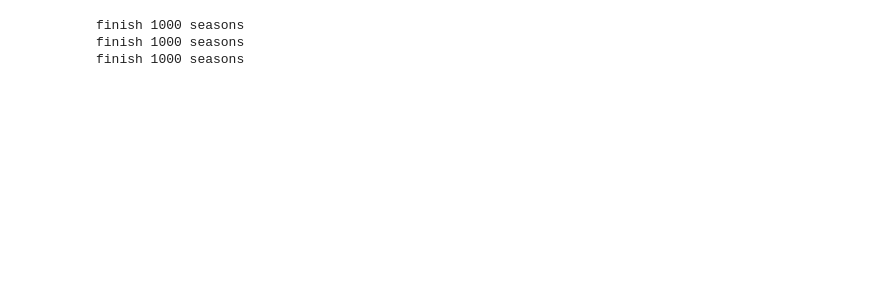
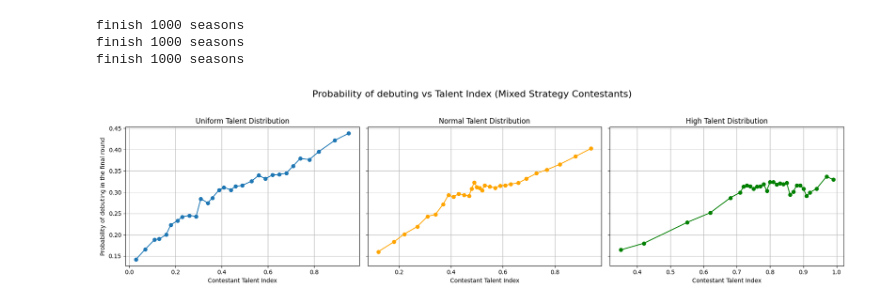
Before and after one commit to tonyl15/FIT3139-2025-S1-FINAL-PROJECT, a Jupyter notebook: FinalProject_33880069.ipynb, the cells around one changed output. Drawn from its saved outputs; the diff is of its cells as text; code cells hidden in the pictures; blank space fills up the shorter version.

```diff
--- a/FinalProject_33880069.ipynb
+++ b/FinalProject_33880069.ipynb
@@ -412,9 +412,9 @@ many_high_talents = [
     0.86, 0.87, 0.88, 0.89, 0.90, 0.91, 0.92, 0.94, 0.97, 0.99
 ]
 
-def simulate_many_seasons(talent_list, no_of_seasons=1000):
+def simulate_many_seasons(talent_list, contestant_strat, no_of_seasons=1000):
     # Simulate 1000 seasons
-    contestant_pool = ContestantPool(talent_list, ContestantType.MIXED_STRATEGY)
+    contestant_pool = ContestantPool(talent_list, contestant_strat)
 
     for _ in range(1000):
         season = Season(contestant_pool)
@@ -432,41 +461,62 @@ def simulate_many_seasons(talent_list, no_of_seasons=1000):
 # %%
-import matplotlib.pyplot as plt
+def plot_debut_chances(contestant_strategy):
+    # Simulate for the 3 different talent distributions
+    uniform_contestants = simulate_many_seasons(uniform_distribution_talents, contestant_strategy)
+    normal_contestants = simulate_many_seasons(normal_distribution_talents, contestant_strategy)
+    high_contestants = simulate_many_seasons(many_high_talents, contestant_strategy)
 
-# Simulate for the 3 different talent distributions
-uniform_contestants = simulate_many_seasons(uniform_distribution_talents)
-normal_contestants = simulate_many_seasons(normal_distribution_talents)
-high_contestants = simulate_many_seasons(many_high_talents)
+    # Calculate debut probabilities for different contestant pools
+    uniform_debut_prob = []
+    normal_debut_prob = []
+    high_debut_prob = []
 
-uniform_debut_prob = []
-normal_debut_prob = []
-high_debut_prob = []
+    contestant_distribution_types = [uniform_contestants, normal_contestants, high_contestants]
+    for pool in contestant_distribution_types:
+        for contestant in pool.active_contestants:
+            transition_matrix = contestant.transition_matrix.raise_power(9)
+            state_probabilities = np.dot(contestant.initial_state.get_initial_state_probabilities(), transition_matrix)
 
-for contestant in uniform_contestants.active_contestants:
-    # print("Contestant ID:", contestant.id, "Talent:", contestant.talent)
-    # print("Transition Matrix:", contestant.transition_matrix.matrix)
-    transition_matrix = contestant.transition_matrix.raise_power(9)
-    state_probabilities = np.dot(contestant.initial_state.get_initial_state_probabilities(), transition_matrix)
-    uniform_debut_prob.append(state_probabilities[2])  # Debut state is the third state
+            if pool == uniform_contestants:
+                uniform_debut_prob.append(state_probabilities[2])
+            elif pool == normal_contestants:
+                normal_debut_prob.append(state_probabilities[2])
+            elif pool == high_contestants:
+                high_debut_prob.append(state_probabilities[2])
 
-plt.figure(figsize=(10, 6))
-plt.plot(uniform_distribution_talents, uniform_debut_prob, 'o-')
-plt.xlabel("Contestant Talent Index")
-plt.ylabel("Probability of entering the debut state in the final episode")
-plt.title("Probability of debuting in the final round vs Talent Index")
-plt.grid(True)
-plt.show()
+    # Create subplots
+    fig, axs = plt.subplots(1, 3, figsize=(18, 5), sharey=True)
 
-# # convert transition matrix to a numpy array
-# transition_matrix = np.array(player.transition_matrix.matrix)
-# # print("Transition Matrix:")
-# # print(transition_matrix)
+    # Uniform
+    axs[0].plot(uniform_distribution_talents, uniform_debut_prob, 'o-')
+    axs[0].set_title("Uniform Talent Distribution")
+    axs[0].set_xlabel("Contestant Talent Index")
+    axs[0].set_ylabel("Probability of debuting in the final round")
+    axs[0].grid(True)
 
-# # raise the transition matrix to the power of 2
-# for i in range(10):
-#     transition_matrix_squared = np.round(np.linalg.matrix_power(transition_matrix, i+1), 2)
-#     print(transition_matrix_squared)
-#     print("\n\n")
+    # Normal
+    axs[1].plot(normal_distribution_talents, normal_debut_prob, 'o-', color='orange')
+    axs[1].set_title("Normal Talent Distribution")
+    axs[1].set_xlabel("Contestant Talent Index")
+    axs[1].grid(True)
+
+    # Many High Talents
+    axs[2].plot(many_high_talents, high_debut_prob, 'o-', color='green')
+    axs[2].set_title("High Talent Distribution")
+    axs[2].set_xlabel("Contestant Talent Index")
+    axs[2].grid(True)
+
+    if contestant_strategy == ContestantType.MIXED_STRATEGY:
+        title = "Mixed"
+    else:
+        title = "Pure"
+    fig.suptitle(f"Probability of debuting vs Talent Index ({title} Strategy Contestants)", fontsize=16)
+    plt.tight_layout(rect=[0, 0.03, 1, 0.95])
+    plt.show()
+
+plot_debut_chances(ContestantType.MIXED_STRATEGY)
+plot_debut_chances(ContestantType.PURE_STRATEGY)
 # %% [output]
 finish 1000 seasons
 finish 1000 seasons
 finish 1000 seasons
+[figure, added]
```
Also changed, not shown: parts of 2 cells of this notebook.
